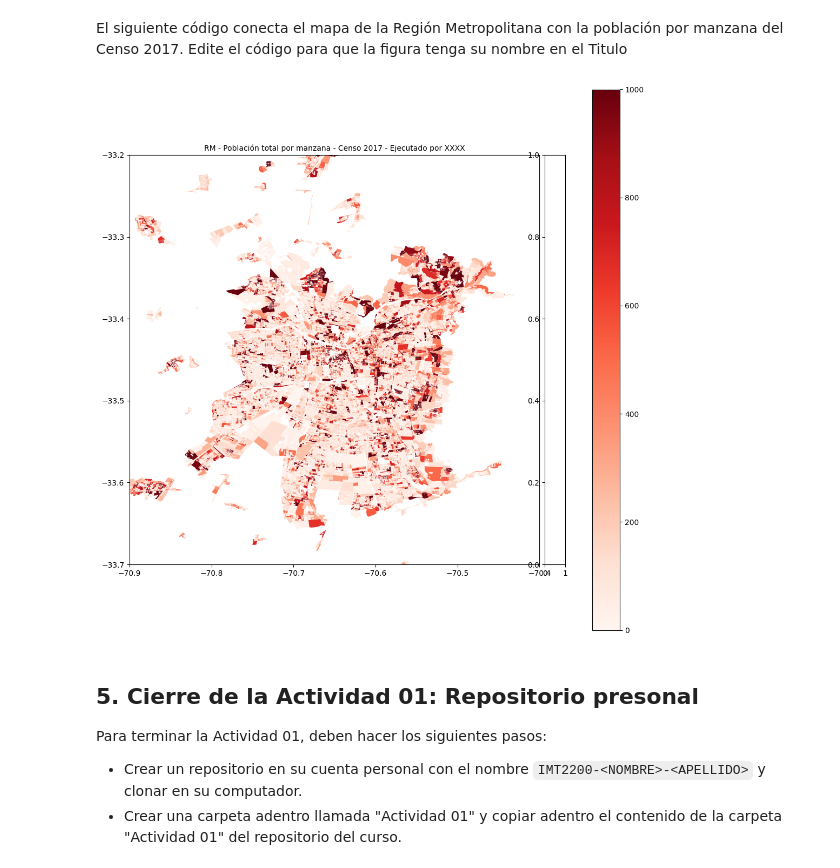
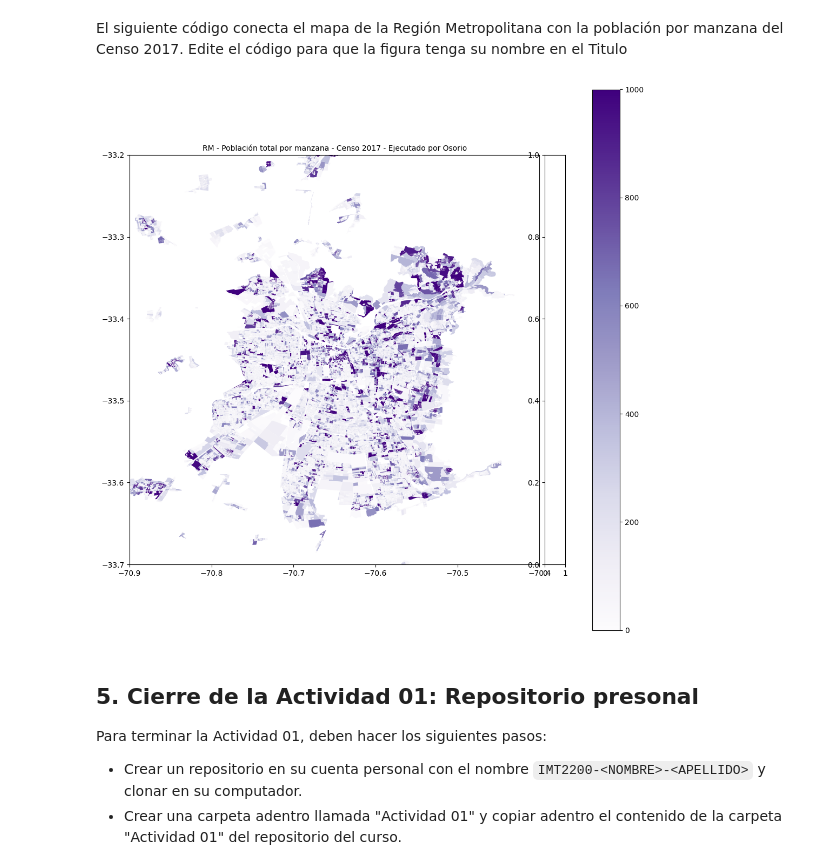
Before and after one commit to IgnOsorioo/IMT2200-Ignacio-Osorio, a Jupyter notebook: Actividad 1/IMT2200 - Actividad 01.ipynb, the cells around one changed output. Cells and saved outputs as stored; diff of their text form; code cells hidden in the pictures.

```diff
--- a/Actividad 1/IMT2200 - Actividad 01.ipynb
+++ b/Actividad 1/IMT2200 - Actividad 01.ipynb
@@ -143,36 +143,36 @@ El siguiente código conecta el mapa de la Región Metropolitana con la poblaci
 # %%
 from mpl_toolkits.axes_grid1 import make_axes_locatable
 import matplotlib.colors as colors
 
 #Crear figura y ejes
 fig=plt.figure(figsize=(13,13))
 ax=fig.add_subplot(111)
 divider = make_axes_locatable(ax)
 cax = divider.append_axes("right", size="5%", pad=0.1)
 
 # cantidad de personas por manzana
 Z=manz['TOTAL_PERS']
-manz.plot(ax=ax, column='TOTAL_PERS', cmap='Reds', legend=True, vmin=0, vmax=1000)
+manz.plot(ax=ax, column='TOTAL_PERS', cmap='Purples', legend=True, vmin=0, vmax=1000)
 
 com_projected = com.to_crs(epsg=3857)
 com_projected.boundary.plot(ax=ax, lw=0.2, color='k')
 
 xlim=[-70.9,-70.4]
 ylim=[-33.7,-33.2]
 for x, y, label in zip(com_projected.geometry.centroid.x, com_projected.geometry.centroid.y, com_projected.NOM_COMUNA):
     if xlim[0]<x<xlim[1] and ylim[0]<y<ylim[1]:
         ax.text(x, y, label, fontsize = 10)
 
 ax.set_xlim(xlim)
 ax.set_ylim(ylim);
 
 ## Reemplace 'XXX' por su apellido
-ax.set_title('RM - Población total por manzana - Censo 2017 - Ejecutado por XXXX',fontsize=10)
+ax.set_title('RM - Población total por manzana - Censo 2017 - Ejecutado por Osorio',fontsize=10)
 
 ## Reemplace 'XXX' por su apellido en el nombre del archivo de salida
-fig.savefig('PoblacionRM_C2017_XXXX.jpg')
+fig.savefig('PoblacionRM_C2017_Osorio.jpg')
 # %% [output]
-[figure, old version]
+[figure, new version]
 # %% [markdown]
 ## 5. Cierre de la Actividad 01: Repositorio presonal
 
```
Also changed, not shown: 2 other files.
